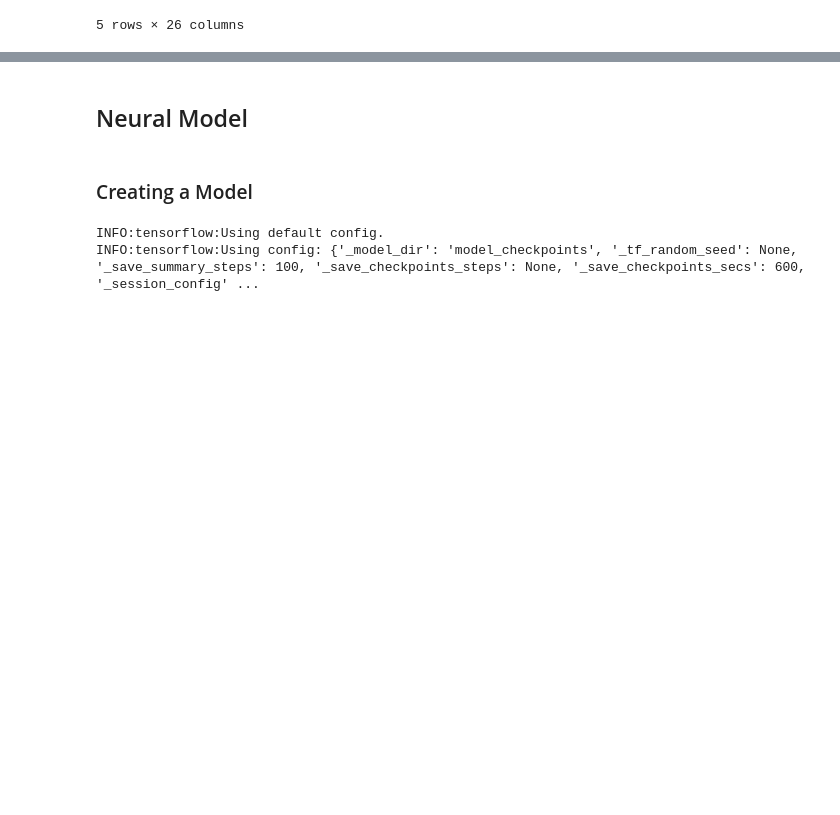
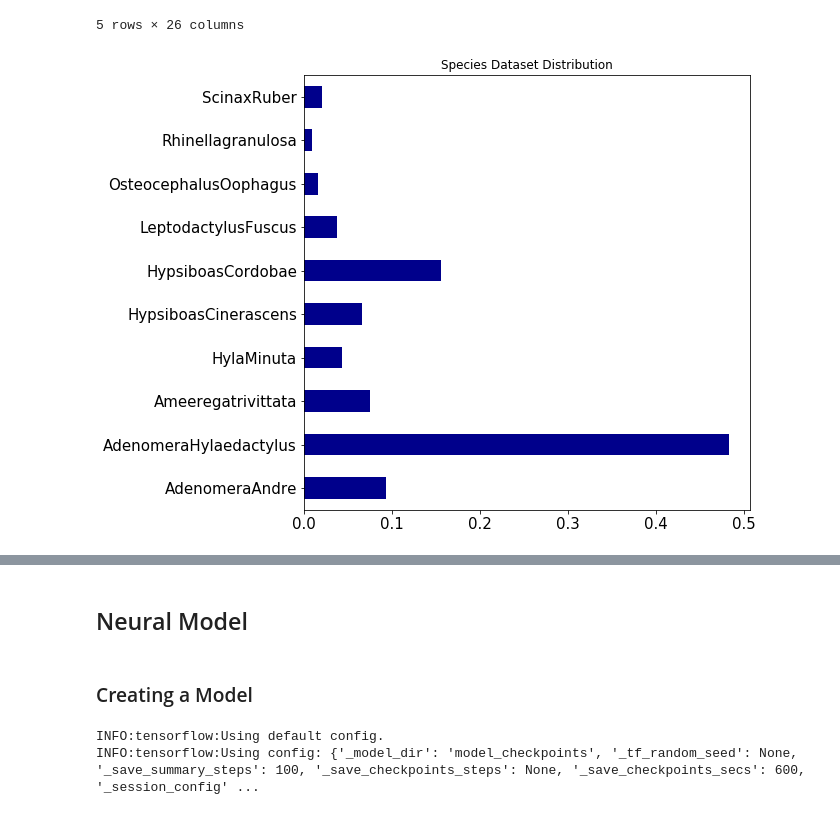
Before and after one commit to msramalho/feup-iart, a Jupyter notebook: Anuran Classification.ipynb, the cells around one changed output, grey strips where cells are left out. Saved outputs shown, nothing was run; the diff lists cells and outputs as text; code cells hidden in the pictures; blank space fills up the shorter version.

```diff
--- a/Anuran Classification.ipynb
+++ b/Anuran Classification.ipynb
@@ -62,6 +62,20 @@ Got 7195 examples from the .csv
 | 3 | 1.0 | 0.224392 | 0.118985 | 0.329432 | 0.372088 | 0.361005 | 0.015501 | -0.194347 | -0.098181 | 0.270375 | ... | ... |
 | 4 | 1.0 | 0.087817 | -0.068345 | 0.306967 | 0.330923 | 0.249144 | 0.006884 | -0.265423 | -0.172700 | 0.266434 | ... | ... |
 5 rows × 26 columns
+# %%
+def draw_label_distribution(label_column, title_text):
+    label_count = pd.Series.value_counts(label_column, normalize=True, sort=False)
+    label_count = label_count.sort_index()
+    label_count.plot(kind='barh', title=title_text, stacked=True, fontsize=15, figsize=(8,8), color="darkblue" )
+
+def draw_species_distribution_char(df, title_text="Species Dataset Distribution"):
+    species_column = df.iloc[:,LABEL_INDEX]
+    draw_label_distribution(species_column, title_text)
+# %%
+# draw dataset distribution
+draw_species_distribution_char(df)
+# %% [output]
+[figure, added]
 # %%
 # split into 80% train and 20% test, may need crossvalidation in the future
 train=df.sample(frac=TRAIN_PERCENT, random_state=int(time.time()))
```
Also changed, not shown: parts of 2 cells of this notebook, 1 other file.
